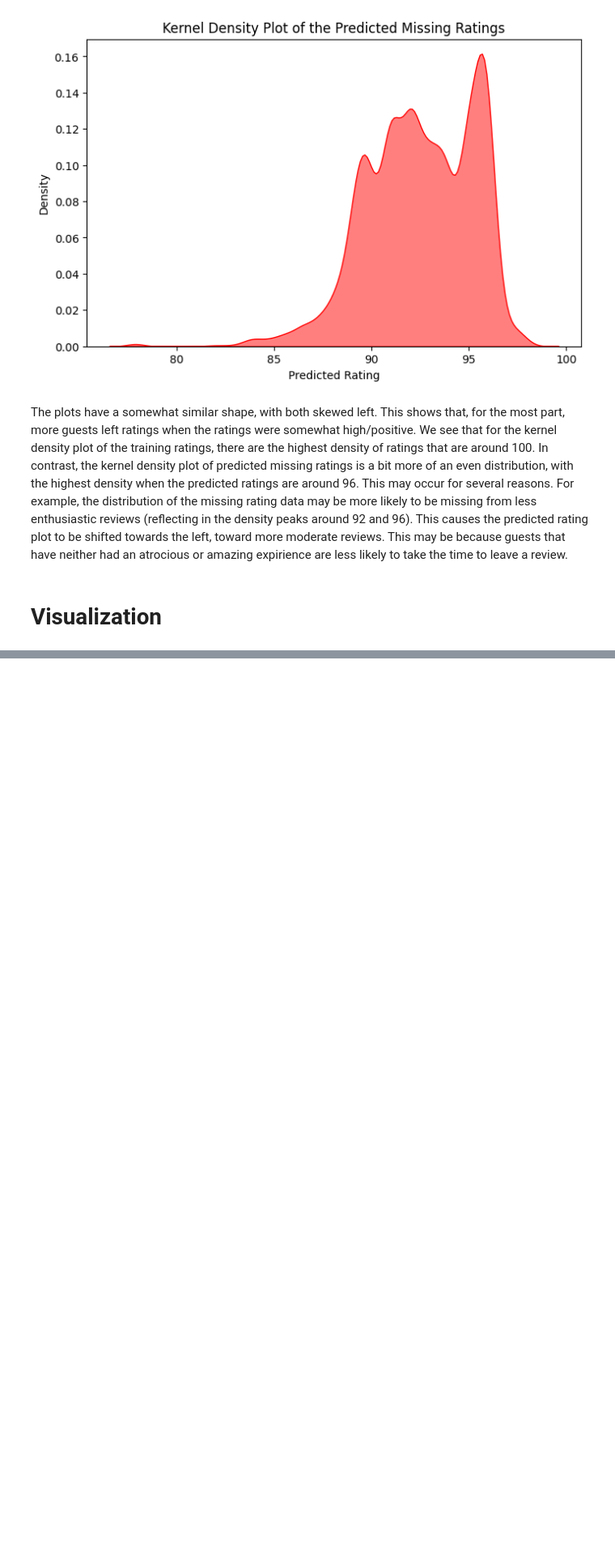
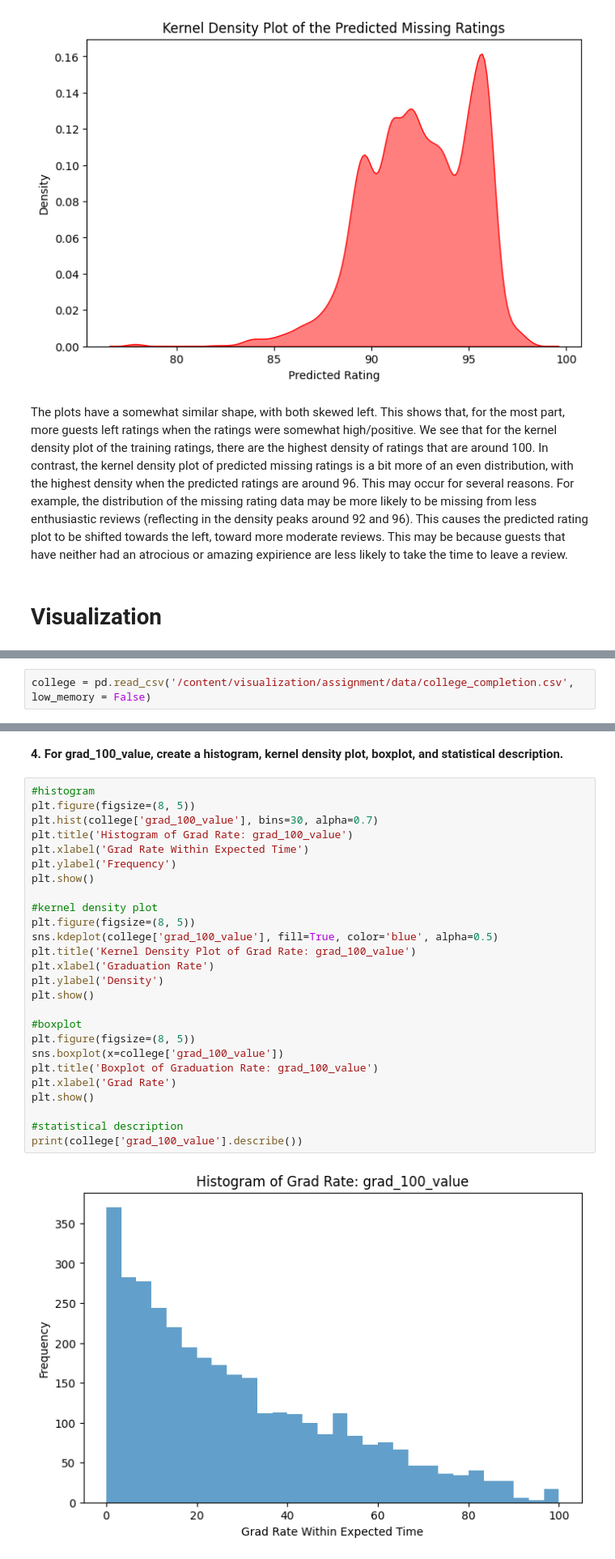
Before and after one commit to norawik/knn, a Jupyter notebook: assignment/assignment_knn.ipynb, the cells around one changed output, grey strips where cells are left out. Shown at 81% size. Drawn from its saved outputs; the diff is of its cells as text; blank space fills up the shorter version.

```diff
--- a/assignment/assignment_knn.ipynb
+++ b/assignment/assignment_knn.ipynb
@@ -353,0 +217,2 @@ plt.show()
+# %%
+college = pd.read_csv('/content/visualization/assignment/data/college_completion.csv', low_memory = False)
@@ -353,0 +256,30 @@ plt.show()
+# %% [markdown]
+**4. For grad_100_value, create a histogram, kernel density plot, boxplot, and statistical description.**
+# %%
+#histogram
+plt.figure(figsize=(8, 5))
+plt.hist(college['grad_100_value'], bins=30, alpha=0.7)
+plt.title('Histogram of Grad Rate: grad_100_value')
+plt.xlabel('Grad Rate Within Expected Time')
+plt.ylabel('Frequency')
+plt.show()
+
+#kernel density plot
+plt.figure(figsize=(8, 5))
+sns.kdeplot(college['grad_100_value'], fill=True, color='blue', alpha=0.5)
+plt.title('Kernel Density Plot of Grad Rate: grad_100_value')
+plt.xlabel('Graduation Rate')
+plt.ylabel('Density')
+plt.show()
+
+#boxplot
+plt.figure(figsize=(8, 5))
+sns.boxplot(x=college['grad_100_value'])
+plt.title('Boxplot of Graduation Rate: grad_100_value')
+plt.xlabel('Grad Rate')
+plt.show()
+
+#statistical description
+print(college['grad_100_value'].describe())
+# %% [output]
+[figure, added]
```
Also changed, not shown: parts of 27 cells of this notebook.
